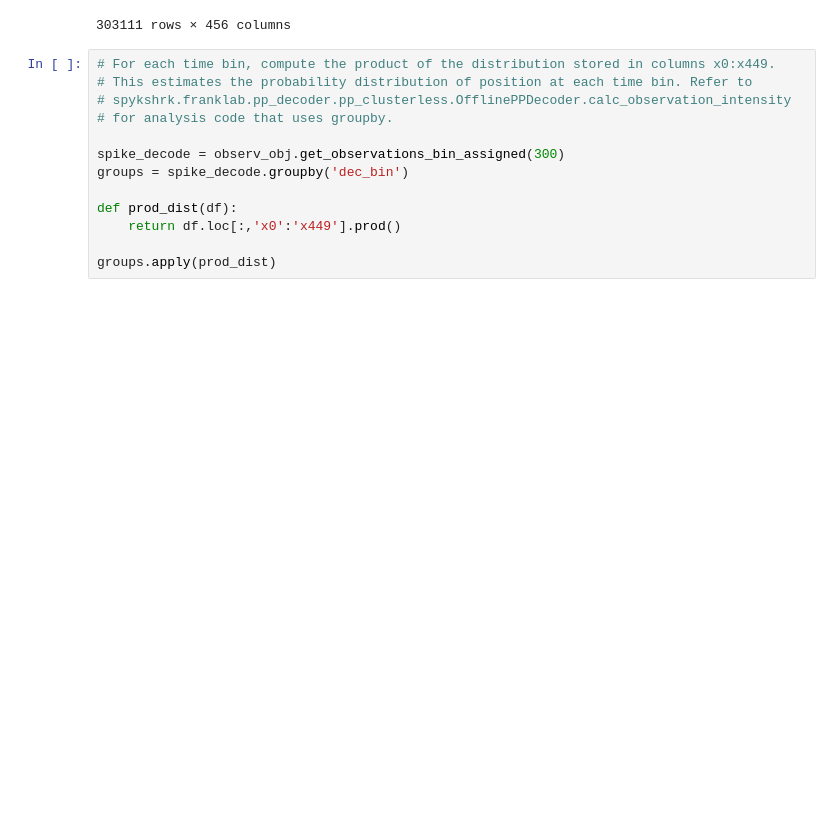
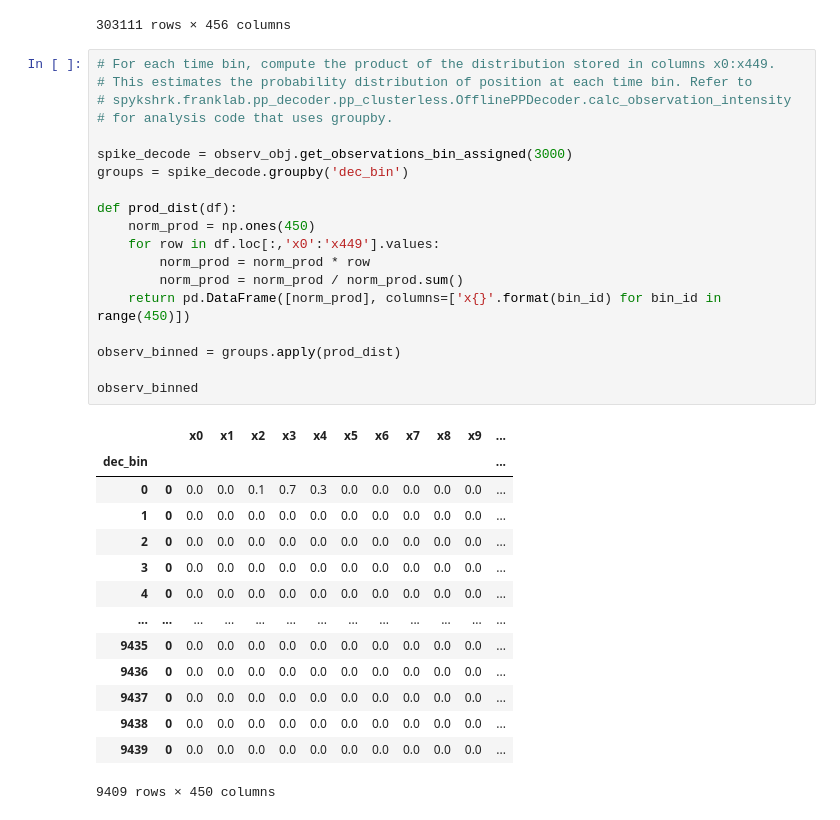
Before and after one commit to daliu87/spykshrk_realtime, a Jupyter notebook: jupyter-notebooks/decoding/examples/example_data_container_transformations.ipynb, the cells around one changed output. Saved outputs shown, nothing was run; the diff lists cells and outputs as text; blank space fills up the shorter version.

```diff
--- a/jupyter-notebooks/decoding/examples/example_data_container_transformations.ipynb
+++ b/jupyter-notebooks/decoding/examples/example_data_container_transformations.ipynb
@@ -150,13 +125,34 @@ observ_obj.get_observations_bin_assigned(300)
 # %%
 # For each time bin, compute the product of the distribution stored in columns x0:x449.
 # This estimates the probability distribution of position at each time bin. Refer to
 # spykshrk.franklab.pp_decoder.pp_clusterless.OfflinePPDecoder.calc_observation_intensity
 # for analysis code that uses groupby.
 
-spike_decode = observ_obj.get_observations_bin_assigned(300)
+spike_decode = observ_obj.get_observations_bin_assigned(3000)
 groups = spike_decode.groupby('dec_bin')
 
 def prod_dist(df):
-    return df.loc[:,'x0':'x449'].prod()
+    norm_prod = np.ones(450)
+    for row in df.loc[:,'x0':'x449'].values:
+        norm_prod = norm_prod * row
+        norm_prod = norm_prod / norm_prod.sum()
+    return pd.DataFrame([norm_prod], columns=['x{}'.format(bin_id) for bin_id in range(450)])
 
-groups.apply(prod_dist)
+observ_binned = groups.apply(prod_dist)
+
+observ_binned
+# %% [output]
+|  |  | x0 | x1 | x2 | x3 | x4 | x5 | x6 | x7 | x8 | x9 | ... |
+| dec_bin |  |  |  |  |  |  |  |  |  |  |  | ... |
+| 0 | 0 | 0.0 | 0.0 | 0.1 | 0.7 | 0.3 | 0.0 | 0.0 | 0.0 | 0.0 | 0.0 | ... |
+| 1 | 0 | 0.0 | 0.0 | 0.0 | 0.0 | 0.0 | 0.0 | 0.0 | 0.0 | 0.0 | 0.0 | ... |
+| 2 | 0 | 0.0 | 0.0 | 0.0 | 0.0 | 0.0 | 0.0 | 0.0 | 0.0 | 0.0 | 0.0 | ... |
+| 3 | 0 | 0.0 | 0.0 | 0.0 | 0.0 | 0.0 | 0.0 | 0.0 | 0.0 | 0.0 | 0.0 | ... |
+| 4 | 0 | 0.0 | 0.0 | 0.0 | 0.0 | 0.0 | 0.0 | 0.0 | 0.0 | 0.0 | 0.0 | ... |
+| ... | ... | ... | ... | ... | ... | ... | ... | ... | ... | ... | ... | ... |
+| 9435 | 0 | 0.0 | 0.0 | 0.0 | 0.0 | 0.0 | 0.0 | 0.0 | 0.0 | 0.0 | 0.0 | ... |
+| 9436 | 0 | 0.0 | 0.0 | 0.0 | 0.0 | 0.0 | 0.0 | 0.0 | 0.0 | 0.0 | 0.0 | ... |
+| 9437 | 0 | 0.0 | 0.0 | 0.0 | 0.0 | 0.0 | 0.0 | 0.0 | 0.0 | 0.0 | 0.0 | ... |
+| 9438 | 0 | 0.0 | 0.0 | 0.0 | 0.0 | 0.0 | 0.0 | 0.0 | 0.0 | 0.0 | 0.0 | ... |
+| 9439 | 0 | 0.0 | 0.0 | 0.0 | 0.0 | 0.0 | 0.0 | 0.0 | 0.0 | 0.0 | 0.0 | ... |
+9409 rows × 450 columns
```
Also changed, not shown: parts of 5 cells of this notebook, 1 other file.
